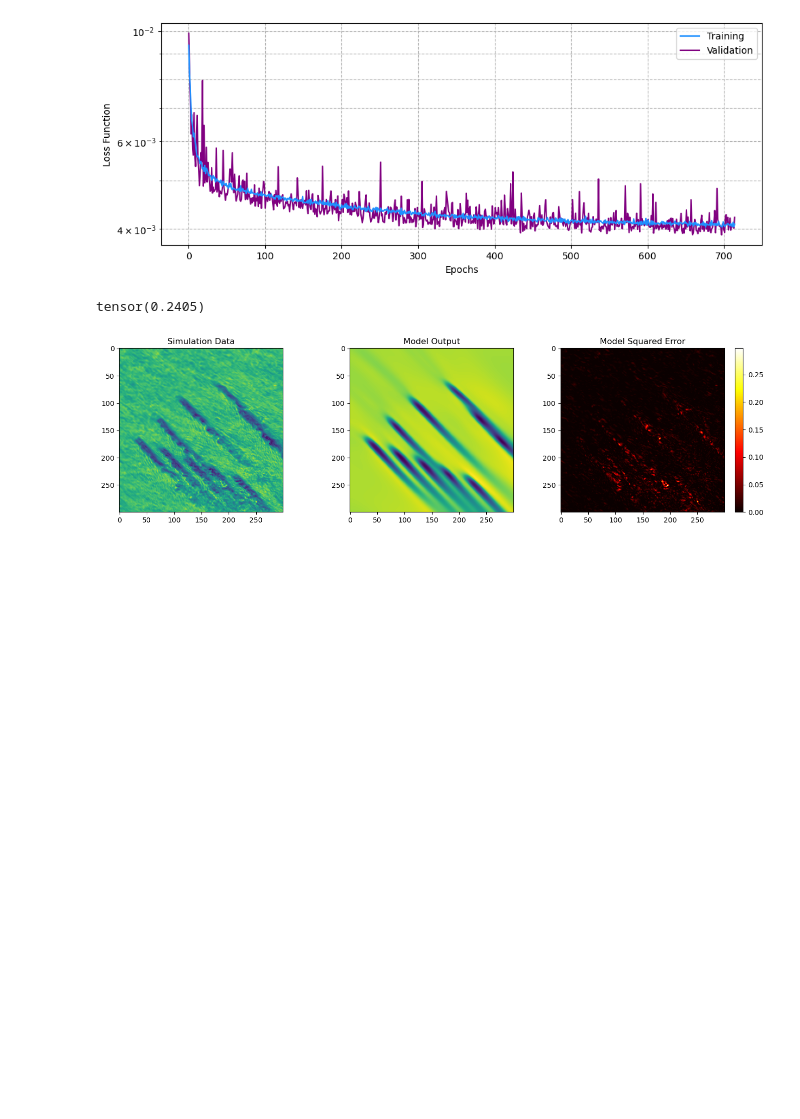
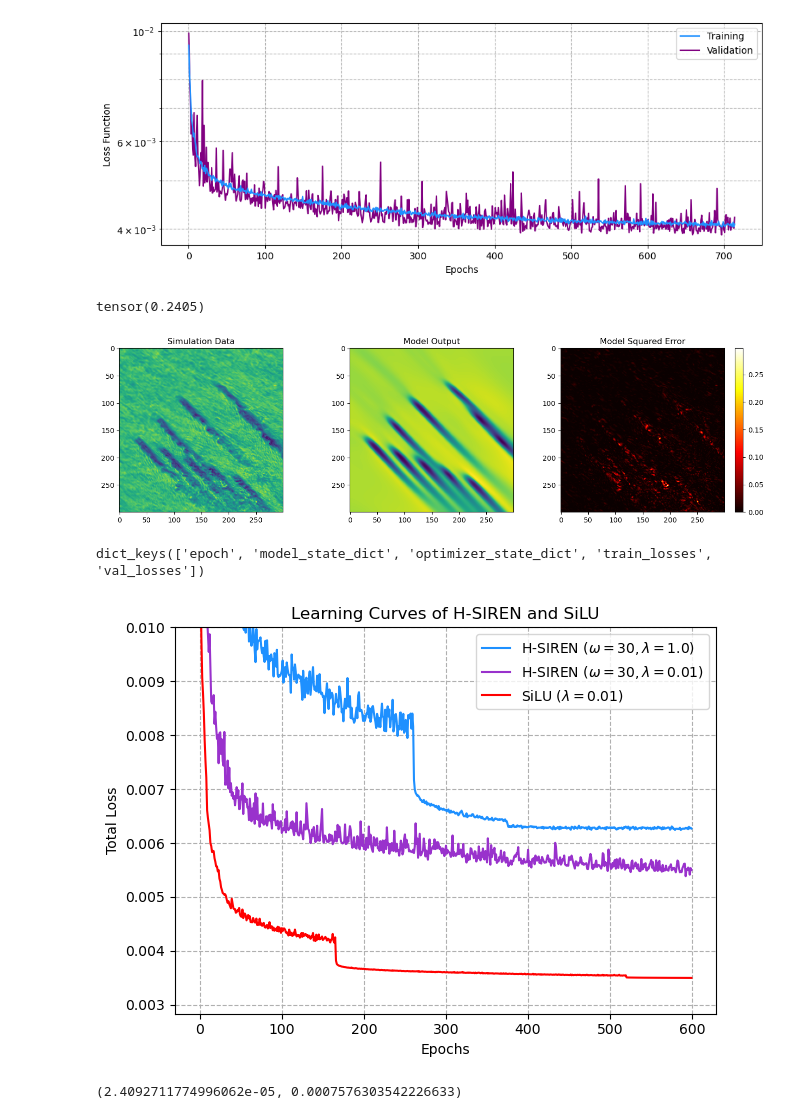
Before and after one commit to erenaydoslu/AI2P-WindFarmControl, a Jupyter notebook: experiments/NavierStokes/results.ipynb, the cells around one changed output. Drawn from its saved outputs; the diff is of its cells as text; code cells hidden in the pictures; blank space fills up the shorter version.

```diff
--- a/experiments/NavierStokes/results.ipynb
+++ b/experiments/NavierStokes/results.ipynb
@@ -245,0 +255,41 @@ fig.tight_layout()
+# %%
+silup1 = torch.load("D:/models2/HSiren30-p1.0-s/model600.pt")
+silup01 = torch.load("D:/models2/HSiren30-p0.01-s/model600.pt")
+silup001 = torch.load("D:/models2/SiLU128-d5-p0.01-f/model600.pt")
+# %%
+silup1.keys()
+# %% [output]
+dict_keys(['epoch', 'model_state_dict', 'optimizer_state_dict', 'train_losses', 'val_losses'])
+# %%
+silup1_train_total = np.array(silup1['train_losses']['total'])
+silup1_train_physics = np.array(silup1['train_losses']['physics'])
+
+silup01_train_total = np.array(silup01['train_losses']['total'])
+silup01_train_physics = np.array(silup01['train_losses']['physics'])
+
+silup001_train_total = np.array(silup001['train_losses']['total'])
+silup001_train_physics = np.array(silup001['train_losses']['physics'])
+# %%
+fig, ax = plt.subplots()
+
+ax.plot(silup1_train_total, color='dodgerblue', label="H-SIREN $(\omega=30, \lambda=1.0)$", zorder=2)
+ax.plot(silup01_train_total, color='darkorchid', label="H-SIREN $(\omega=30, \lambda=0.01)$", zorder=2)
+ax.plot(silup001_train_total, color='red', label="SiLU $(\lambda = 0.01)$", zorder=2)
+
+ax.set_ylim(0.0028356104869332434, 0.01)
+
+ax.set_ylabel("Total Loss")
+ax.set_xlabel("Epochs")
+ax.set_title("Learning Curves of H-SIREN and SiLU")
+ax.legend()
+
+ax.grid(ls='--',zorder=0)
+fig.tight_layout()
+
+fig.savefig("figures/silu-hsiren-learning-curves.pdf")
+# %% [output]
+[figure, added]
+# %%
+ax.get_ylim()
+# %% [output]
+(2.4092711774996062e-05, 0.0007576303542226633)
```
Also changed, not shown: parts of 10 cells of this notebook, 6 other files.
